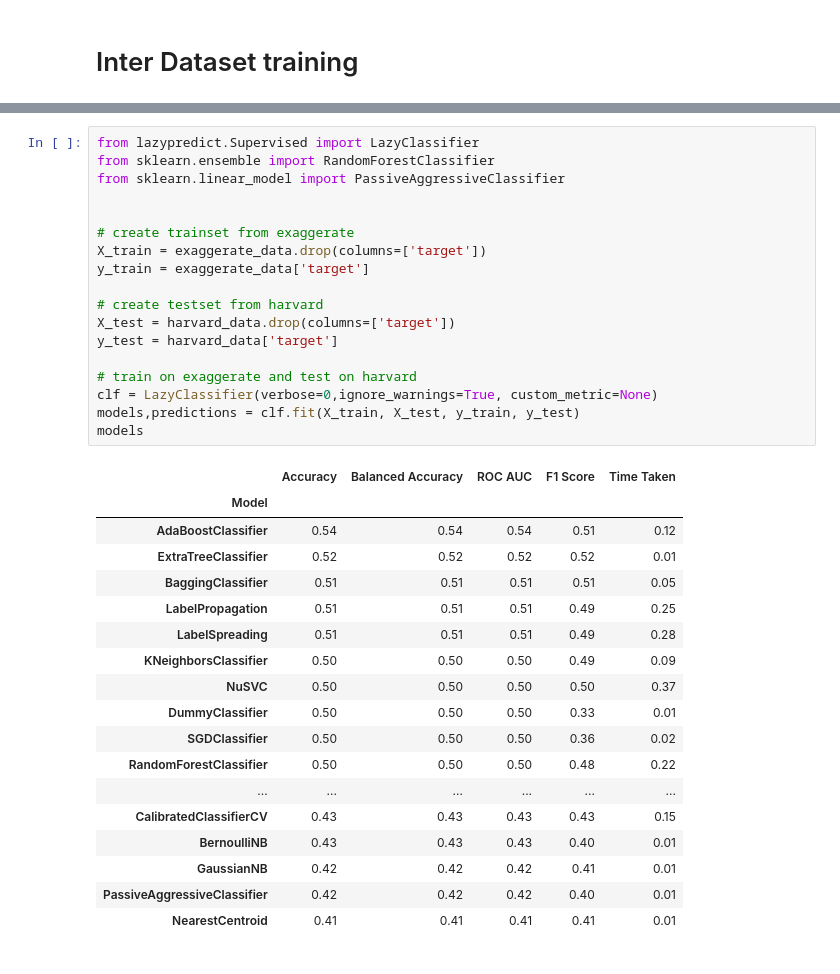
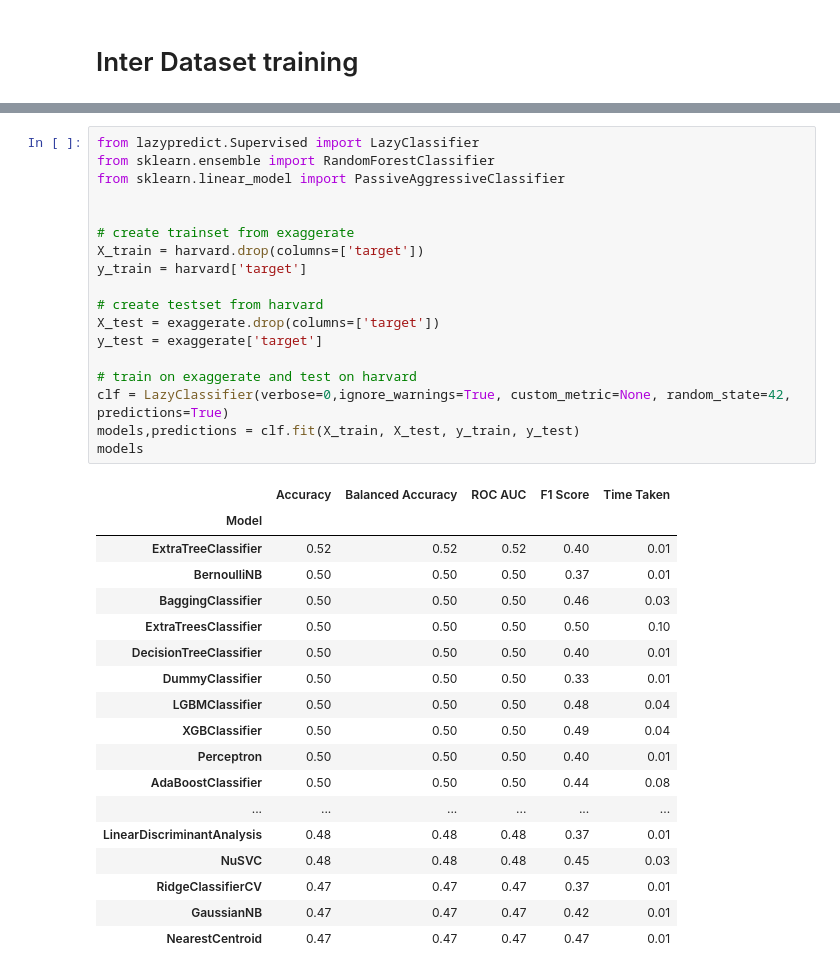
Before and after one commit to danielw-mt/copd_risk_score, a Jupyter notebook: exaggerate_harvard.ipynb, the cells around one changed output, grey strips where cells are left out. Saved outputs shown, nothing was run; the diff lists cells and outputs as text.

```diff
--- a/exaggerate_harvard.ipynb
+++ b/exaggerate_harvard.ipynb
@@ -434,40 +827,40 @@ models
 # %%
 from lazypredict.Supervised import LazyClassifier
 from sklearn.ensemble import RandomForestClassifier
 from sklearn.linear_model import PassiveAggressiveClassifier
 
 
 # create trainset from exaggerate
-X_train = exaggerate_data.drop(columns=['target'])
-y_train = exaggerate_data['target']
+X_train = harvard.drop(columns=['target'])
+y_train = harvard['target']
 
 # create testset from harvard
-X_test = harvard_data.drop(columns=['target'])
-y_test = harvard_data['target']
+X_test = exaggerate.drop(columns=['target'])
+y_test = exaggerate['target']
 
 # train on exaggerate and test on harvard
-clf = LazyClassifier(verbose=0,ignore_warnings=True, custom_metric=None)
+clf = LazyClassifier(verbose=0,ignore_warnings=True, custom_metric=None, random_state=42, predictions=True)
 models,predictions = clf.fit(X_train, X_test, y_train, y_test)
 models
 # %% [output]
 |  | Accuracy | Balanced Accuracy | ROC AUC | F1 Score | Time Taken |
 | Model |  |  |  |  |  |
-| AdaBoostClassifier | 0.54 | 0.54 | 0.54 | 0.51 | 0.12 |
-| ExtraTreeClassifier | 0.52 | 0.52 | 0.52 | 0.52 | 0.01 |
-| BaggingClassifier | 0.51 | 0.51 | 0.51 | 0.51 | 0.05 |
-| LabelPropagation | 0.51 | 0.51 | 0.51 | 0.49 | 0.25 |
-| LabelSpreading | 0.51 | 0.51 | 0.51 | 0.49 | 0.28 |
-| KNeighborsClassifier | 0.50 | 0.50 | 0.50 | 0.49 | 0.09 |
-| NuSVC | 0.50 | 0.50 | 0.50 | 0.50 | 0.37 |
+| ExtraTreeClassifier | 0.52 | 0.52 | 0.52 | 0.40 | 0.01 |
+| BernoulliNB | 0.50 | 0.50 | 0.50 | 0.37 | 0.01 |
+| BaggingClassifier | 0.50 | 0.50 | 0.50 | 0.46 | 0.03 |
+| ExtraTreesClassifier | 0.50 | 0.50 | 0.50 | 0.50 | 0.10 |
+| DecisionTreeClassifier | 0.50 | 0.50 | 0.50 | 0.40 | 0.01 |
 | DummyClassifier | 0.50 | 0.50 | 0.50 | 0.33 | 0.01 |
-| SGDClassifier | 0.50 | 0.50 | 0.50 | 0.36 | 0.02 |
-| RandomForestClassifier | 0.50 | 0.50 | 0.50 | 0.48 | 0.22 |
+| LGBMClassifier | 0.50 | 0.50 | 0.50 | 0.48 | 0.04 |
+| XGBClassifier | 0.50 | 0.50 | 0.50 | 0.49 | 0.04 |
+| Perceptron | 0.50 | 0.50 | 0.50 | 0.40 | 0.01 |
+| AdaBoostClassifier | 0.50 | 0.50 | 0.50 | 0.44 | 0.08 |
 | ... | ... | ... | ... | ... | ... |
-| CalibratedClassifierCV | 0.43 | 0.43 | 0.43 | 0.43 | 0.15 |
-| BernoulliNB | 0.43 | 0.43 | 0.43 | 0.40 | 0.01 |
-| GaussianNB | 0.42 | 0.42 | 0.42 | 0.41 | 0.01 |
-| PassiveAggressiveClassifier | 0.42 | 0.42 | 0.42 | 0.40 | 0.01 |
-| NearestCentroid | 0.41 | 0.41 | 0.41 | 0.41 | 0.01 |
+| LinearDiscriminantAnalysis | 0.48 | 0.48 | 0.48 | 0.37 | 0.01 |
+| NuSVC | 0.48 | 0.48 | 0.48 | 0.45 | 0.03 |
+| RidgeClassifierCV | 0.47 | 0.47 | 0.47 | 0.37 | 0.01 |
+| GaussianNB | 0.47 | 0.47 | 0.47 | 0.42 | 0.01 |
+| NearestCentroid | 0.47 | 0.47 | 0.47 | 0.47 | 0.01 |
 # %%
 from sklearn.linear_model import Perceptron
 
```
Also changed, not shown: parts of 27 cells of this notebook, 29 other files.
